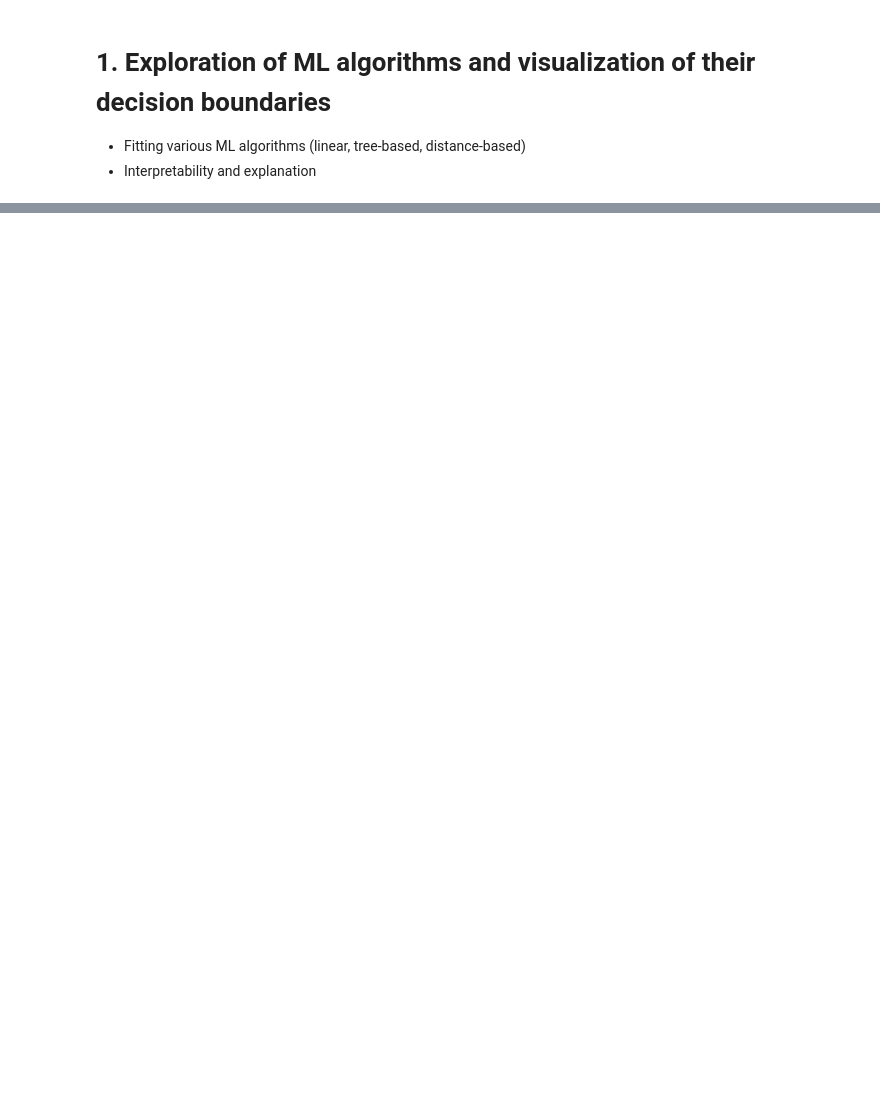
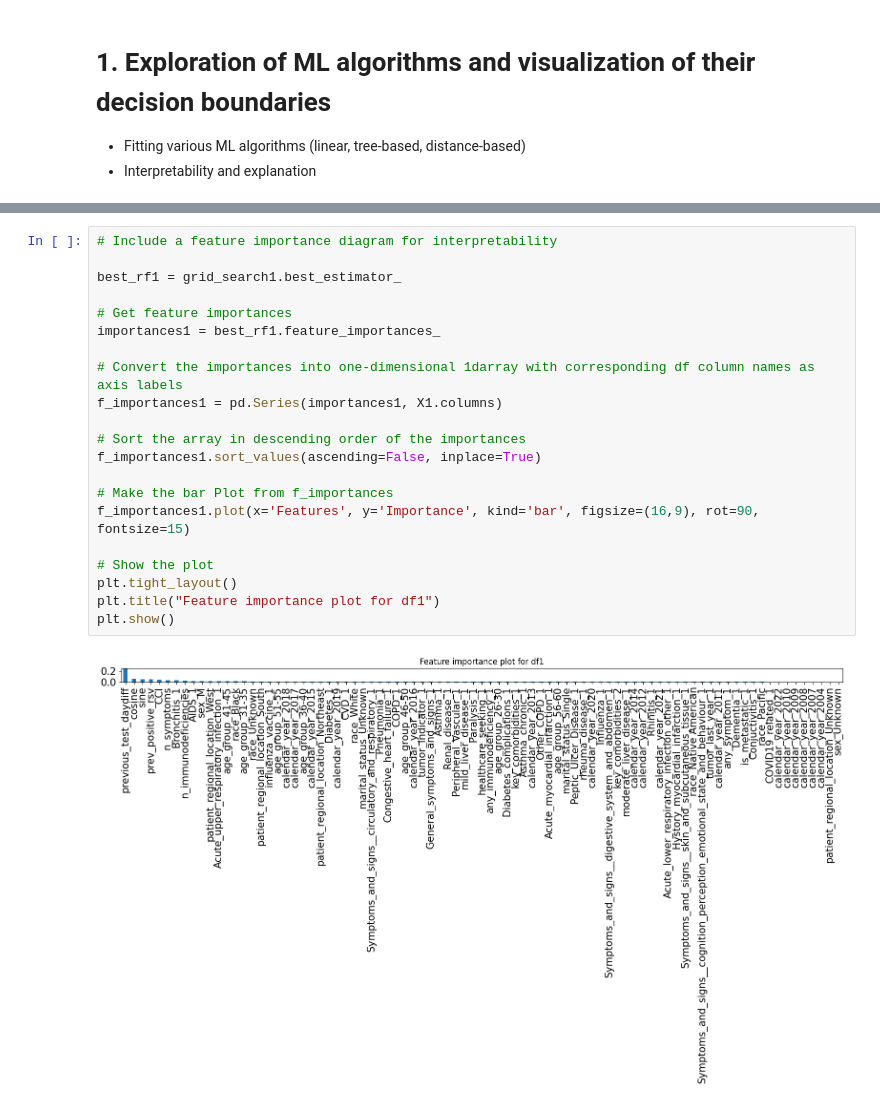
Before and after one commit to angelgldh/rsv_modelling_transfer_learning, a Jupyter notebook: notebooks/ml_modelling.ipynb, the cells around one changed output, grey strips where cells are left out. Drawn from its saved outputs; the diff is of its cells as text; blank space fills up the shorter version.

```diff
--- a/notebooks/ml_modelling.ipynb
+++ b/notebooks/ml_modelling.ipynb
@@ -48,0 +128,23 @@ sample_rsv_df['RSV_test_result'].value_counts(), sample_dedup_rsv_df['RSV_test_r
+# %%
+# Include a feature importance diagram for interpretability
+
+best_rf1 = grid_search1.best_estimator_
+
+# Get feature importances
+importances1 = best_rf1.feature_importances_
+
+# Convert the importances into one-dimensional 1darray with corresponding df column names as axis labels
+f_importances1 = pd.Series(importances1, X1.columns)
+
+# Sort the array in descending order of the importances
+f_importances1.sort_values(ascending=False, inplace=True)
+
+# Make the bar Plot from f_importances
+f_importances1.plot(x='Features', y='Importance', kind='bar', figsize=(16,9), rot=90, fontsize=15)
+
+# Show the plot
+plt.tight_layout()
+plt.title("Feature importance plot for df1")
+plt.show()
+# %% [output]
+[figure, added]
```
Also changed, not shown: parts of 10 cells of this notebook.
